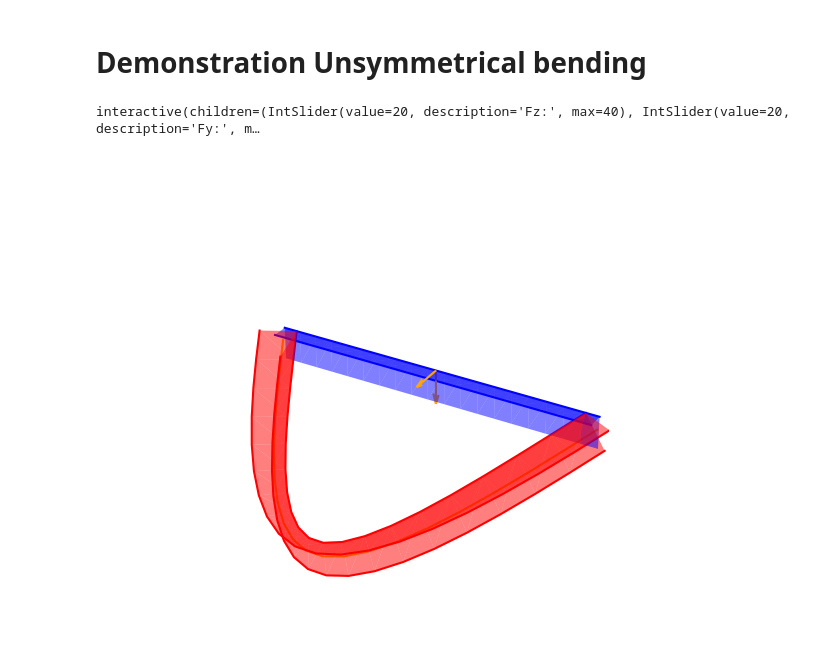
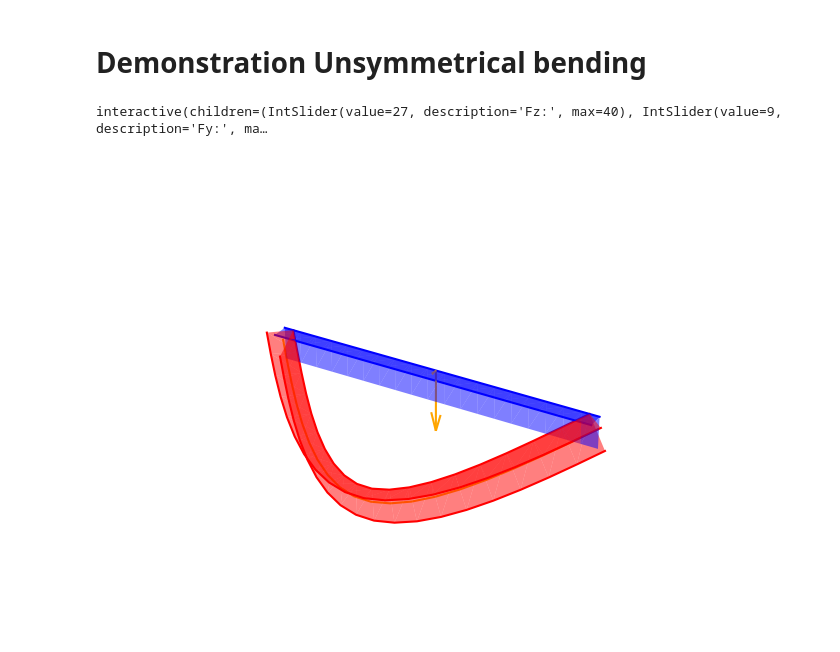
Before and after one commit to TeachBooks/Structural-Mechanics-4, a Jupyter notebook: book/advanced_structural_mechanics/unsymmetrical_bending.ipynb, the cells around one changed output. Cells and saved outputs as stored; diff of their text form; code cells hidden in the pictures.

```diff
--- a/book/advanced_structural_mechanics/unsymmetrical_bending.ipynb
+++ b/book/advanced_structural_mechanics/unsymmetrical_bending.ipynb
@@ -34,8 +34,8 @@ E = 210000
 kappa_y = 1e-4/E*1/(Izz*Iyy-(-Iyz)**2)*( Izz*My - Iyz*Mz)
 kappa_z = 1e-4/E*1/(Izz*Iyy-(-Iyz)**2)*( -Iyz*My + Iyy*Mz)
 # %%
-phi_y = sym.integrate(kappa_z.subs(b,500).subs(h,150).subs(t,30),x) + C1
-phi_z = -sym.integrate(kappa_y.subs(b,500).subs(h,150).subs(t,30),x) + C2
+phi_y = sym.integrate(kappa_z,x) + C1
+phi_z = -sym.integrate(kappa_y,x) + C2
 w_y = sym.integrate(phi_z,x)
 w_z = -sym.integrate(phi_y,x)
 
@@ -45,6 +45,11 @@ sol = sym.solve([eq3,eq4],(C1,C2))
 y, z = sym.symbols('y z')
 
 u = - y * phi_z + z * phi_y
+
+sigma = E * (kappa_y * y + kappa_z * z)
+
+sigma.subs(x,750).subs(y,75-15.83).subs(z,-51.67).subs(F_z,27).subs(F_y,9)
+neutral_axis = sym.solve(sigma,z)[0]
 # %%
 w_y_num = sym.lambdify([x,F_z,F_y],w_y.subs(sol).rewrite(sym.Piecewise))
 w_z_num = sym.lambdify([x,F_z,F_y],w_z.subs(sol).rewrite(sym.Piecewise))
@@ -72,8 +79,8 @@ def add_surface_between_lines(x_left, x_right, y_left, y_right, z_left, z_right,
         surface = Poly3DCollection([vertices], alpha=0.5, facecolor=color)
         ax.add_collection3d(surface)
 # %%
-Fz_slider = widgets.IntSlider(value=20, min=0, max=40, step=1, description='Fz:')
-Fy_slider = widgets.IntSlider(value=20, min=0, max=40, step=1, description='Fy:')
+Fz_slider = widgets.IntSlider(value=27, min=0, max=40, step=1, description='Fz:')
+Fy_slider = widgets.IntSlider(value=9, min=0, max=40, step=1, description='Fy:')
 scale_slider = widgets.IntSlider(value=71, min=1, max=100, step=10, description='Scale:')
 
 fig = plt.figure()
@@ -108,32 +115,32 @@ def update_plot(Fz, Fy, scale):
     z_right = np.ones_like(x_num) * -51.67
     x_left = x_num + u_num(x_num, F_z=Fz, F_y=Fy, y=y_left, z=z_left) * scale
     x_right = x_num + u_num(x_num, F_z=Fz, F_y=Fy, y=y_right, z=z_right) * scale
     add_surface_between_lines(x_left, x_right, w_y_eval + y_left, w_y_eval + y_right, w_z_eval + z_left, w_z_eval + z_right, ax, color='red')
     ax.plot(x_left, w_y_eval + y_left, w_z_eval + z_left, color='red')
     ax.plot(x_right, w_y_eval + y_right, w_z_eval + z_right, color='red')
 
     y_left = np.ones_like(x_num) * (-15.83)
     z_left = np.ones_like(x_num) * (150 - 51.67)
     x_left = x_num + u_num(x_num, F_z=Fz, F_y=Fy, y=y_left, z=z_left) * scale
     add_surface_between_lines(x_left, x_right, w_y_eval + y_left, w_y_eval + y_right, w_z_eval + z_left, w_z_eval + z_right, ax, color='red')
     ax.plot(x_left, w_y_eval + y_left, w_z_eval + z_left, color='red')
 
     y_left = np.ones_like(x_num) * (75 - 15.83)
     y_right = np.ones_like(x_num) * (-15.83)
     z_left = np.ones_like(x_num) * -51.67
     z_right = np.ones_like(x_num) * -51.67
     add_surface_between_lines(x_num, x_num, y_left, y_right, z_left, z_right, ax, color='blue')
     ax.plot(x_num, y_left, z_left, color='blue')
     ax.plot(x_num, y_right, z_right, color='blue')
 
     y_left = np.ones_like(x_num) * (-15.83)
     z_left = np.ones_like(x_num) * (150 - 51.67)
     add_surface_between_lines(x_num, x_num, y_left, y_right, z_left, z_right, ax, color='blue')
 
     plt.draw()  # Redraw the updated plot
 
 # Display the sliders and the plot
 widgets.interact(update_plot, Fz=Fz_slider, Fy=Fy_slider, scale=scale_slider);
 # %% [output]
-interactive(children=(IntSlider(value=20, description='Fz:', max=40), IntSlider(value=20, description='Fy:', m…
+interactive(children=(IntSlider(value=27, description='Fz:', max=40), IntSlider(value=9, description='Fy:', ma…
-[figure, old version]
+[figure, new version]
```
Also changed, not shown: parts of 2 cells of this notebook, 1 other file.
